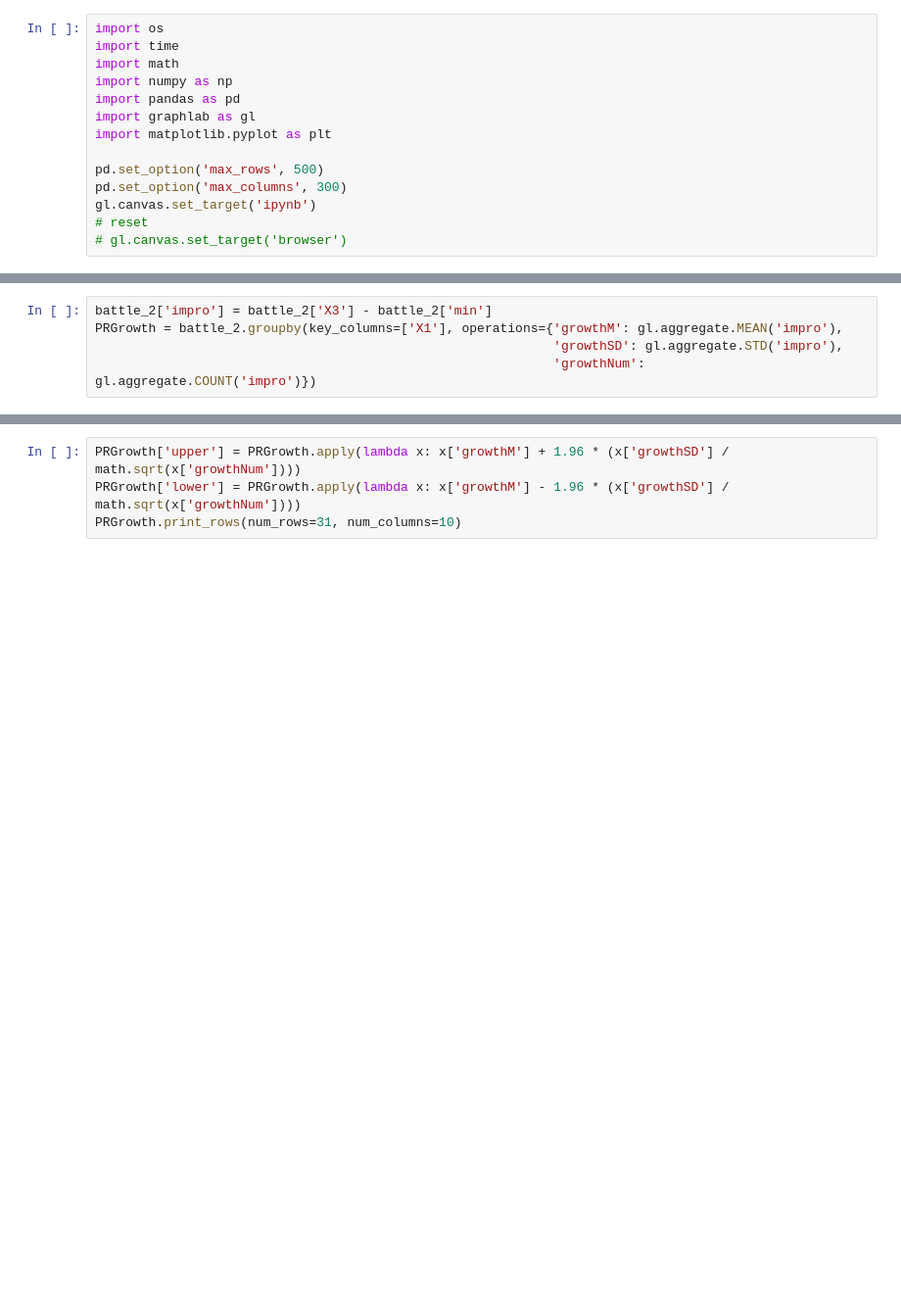
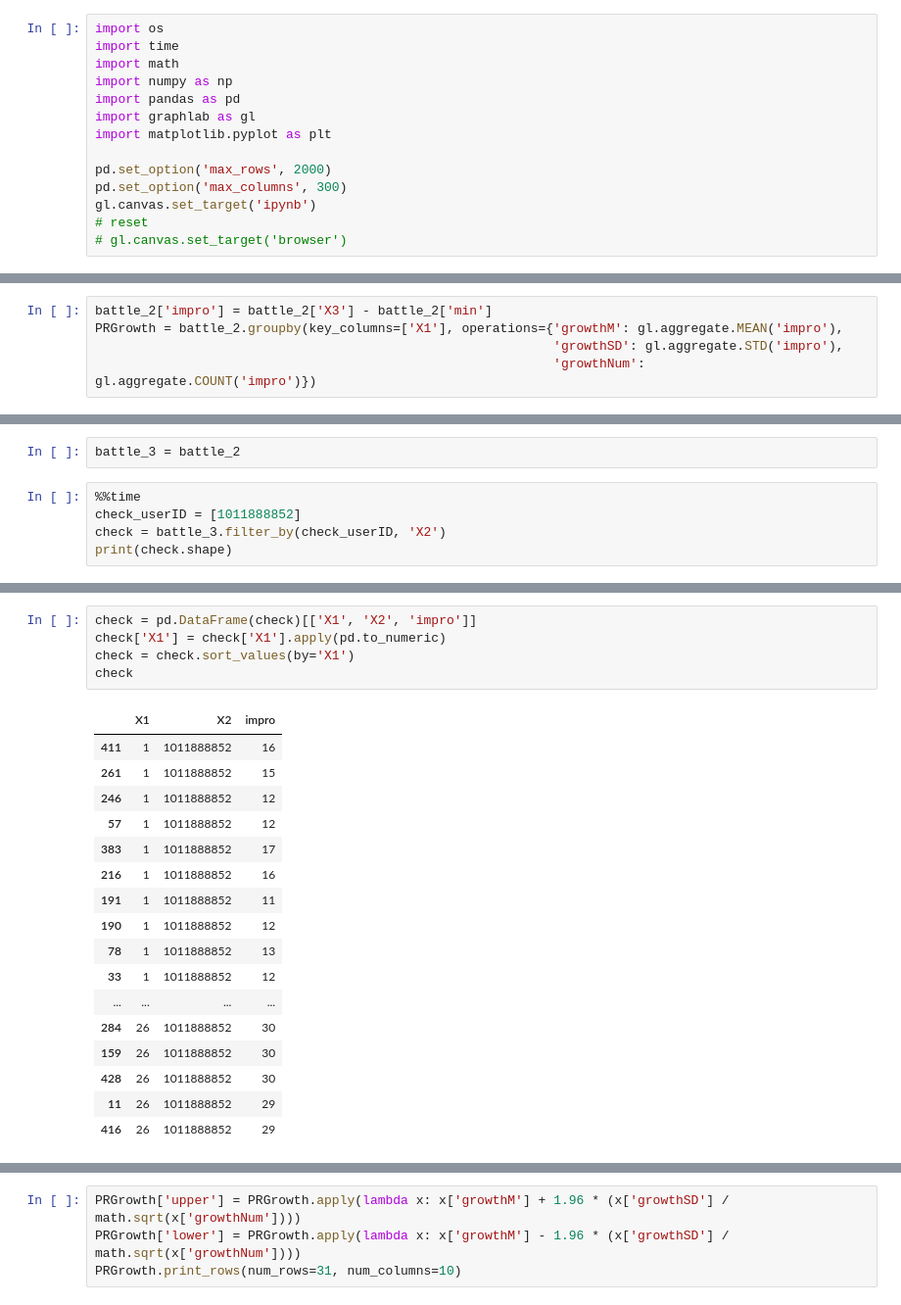
Before and after one commit to huning2009/specialIssue, a Jupyter notebook: WOT/V1/WOT_1.ipynb, the cells around one changed output, grey strips where cells are left out. Shown at 98% size. Drawn from its saved outputs; the diff is of its cells as text; blank space fills up the shorter version.

```diff
--- a/WOT/V1/WOT_2.ipynb
+++ b/WOT/V1/WOT_1.ipynb
@@ -25,7 +25,7 @@ import pandas as pd
 import graphlab as gl
 import matplotlib.pyplot as plt
 
-pd.set_option('max_rows', 500)
+pd.set_option('max_rows', 2000)
 pd.set_option('max_columns', 300)
 gl.canvas.set_target('ipynb')
 # reset
@@ -389,0 +395,7 @@ PRGrowth = battle_2.groupby(key_columns=['X1'], operations={'growthM': gl.aggreg
+# %%
+battle_3 = battle_2
+# %%
+%%time
+check_userID = [1011888852]
+check = battle_3.filter_by(check_userID, 'X2')
+print(check.shape)
@@ -389,0 +406,23 @@ PRGrowth = battle_2.groupby(key_columns=['X1'], operations={'growthM': gl.aggreg
+# %%
+check = pd.DataFrame(check)[['X1', 'X2', 'impro']]
+check['X1'] = check['X1'].apply(pd.to_numeric)
+check = check.sort_values(by='X1')
+check
+# %% [output]
+|  | X1 | X2 | impro |
+| 411 | 1 | 1011888852 | 16 |
+| 261 | 1 | 1011888852 | 15 |
+| 246 | 1 | 1011888852 | 12 |
+| 57 | 1 | 1011888852 | 12 |
+| 383 | 1 | 1011888852 | 17 |
+| 216 | 1 | 1011888852 | 16 |
+| 191 | 1 | 1011888852 | 11 |
+| 190 | 1 | 1011888852 | 12 |
+| 78 | 1 | 1011888852 | 13 |
+| 33 | 1 | 1011888852 | 12 |
+| ... | ... | ... | ... |
+| 284 | 26 | 1011888852 | 30 |
+| 159 | 26 | 1011888852 | 30 |
+| 428 | 26 | 1011888852 | 30 |
+| 11 | 26 | 1011888852 | 29 |
+| 416 | 26 | 1011888852 | 29 |
```
Also changed, not shown: parts of 3 cells of this notebook.
